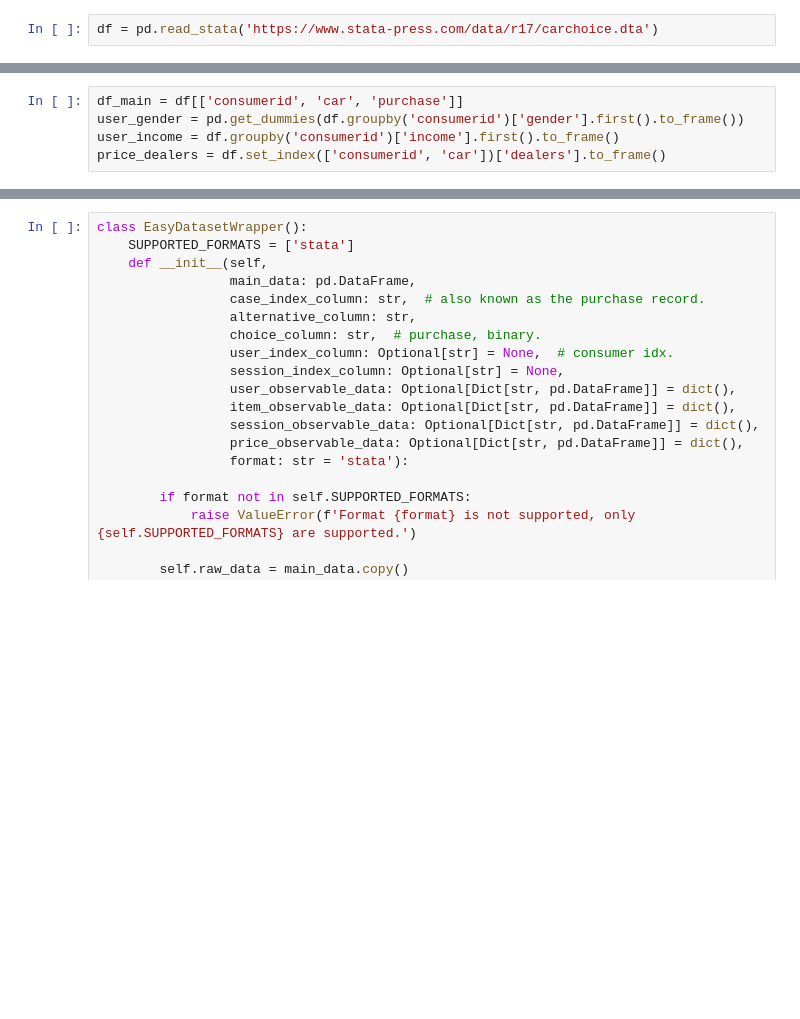
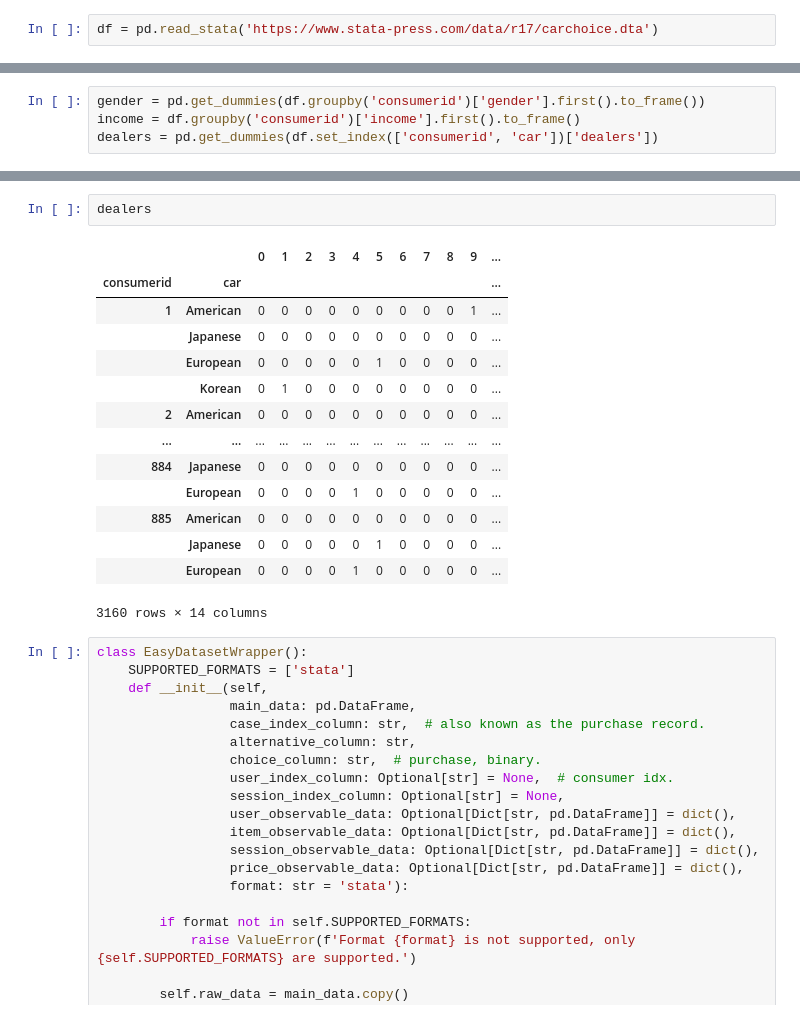
Before and after one commit to gsbDBI/torch-choice, a Jupyter notebook: tutorials/easy_data_management.ipynb, the cells around one changed output, grey strips where cells are left out. Saved outputs shown, nothing was run; the diff lists cells and outputs as text; blank space fills up the shorter version.

```diff
--- a/tutorials/easy_data_management.ipynb
+++ b/tutorials/easy_data_management.ipynb
@@ -42,5 +98,4 @@ df
 # %%
-df_main = df[['consumerid', 'car', 'purchase']]
-user_gender = pd.get_dummies(df.groupby('consumerid')['gender'].first().to_frame())
-user_income = df.groupby('consumerid')['income'].first().to_frame()
-price_dealers = df.set_index(['consumerid', 'car'])['dealers'].to_frame()
+gender = pd.get_dummies(df.groupby('consumerid')['gender'].first().to_frame())
+income = df.groupby('consumerid')['income'].first().to_frame()
+dealers = pd.get_dummies(df.set_index(['consumerid', 'car'])['dealers'])
@@ -76,3 +136,20 @@ user_income.head()
+# %%
+dealers
+# %% [output]
+|  |  | 0 | 1 | 2 | 3 | 4 | 5 | 6 | 7 | 8 | 9 | ... |
+| consumerid | car |  |  |  |  |  |  |  |  |  |  | ... |
+| 1 | American | 0 | 0 | 0 | 0 | 0 | 0 | 0 | 0 | 0 | 1 | ... |
+|  | Japanese | 0 | 0 | 0 | 0 | 0 | 0 | 0 | 0 | 0 | 0 | ... |
+|  | European | 0 | 0 | 0 | 0 | 0 | 1 | 0 | 0 | 0 | 0 | ... |
+|  | Korean | 0 | 1 | 0 | 0 | 0 | 0 | 0 | 0 | 0 | 0 | ... |
+| 2 | American | 0 | 0 | 0 | 0 | 0 | 0 | 0 | 0 | 0 | 0 | ... |
+| ... | ... | ... | ... | ... | ... | ... | ... | ... | ... | ... | ... | ... |
+| 884 | Japanese | 0 | 0 | 0 | 0 | 0 | 0 | 0 | 0 | 0 | 0 | ... |
+|  | European | 0 | 0 | 0 | 0 | 1 | 0 | 0 | 0 | 0 | 0 | ... |
+| 885 | American | 0 | 0 | 0 | 0 | 0 | 0 | 0 | 0 | 0 | 0 | ... |
+|  | Japanese | 0 | 0 | 0 | 0 | 0 | 1 | 0 | 0 | 0 | 0 | ... |
+|  | European | 0 | 0 | 0 | 0 | 1 | 0 | 0 | 0 | 0 | 0 | ... |
+3160 rows × 14 columns
 # %%
 class EasyDatasetWrapper():
     SUPPORTED_FORMATS = ['stata']
```
Also changed, not shown: parts of 15 cells of this notebook.
